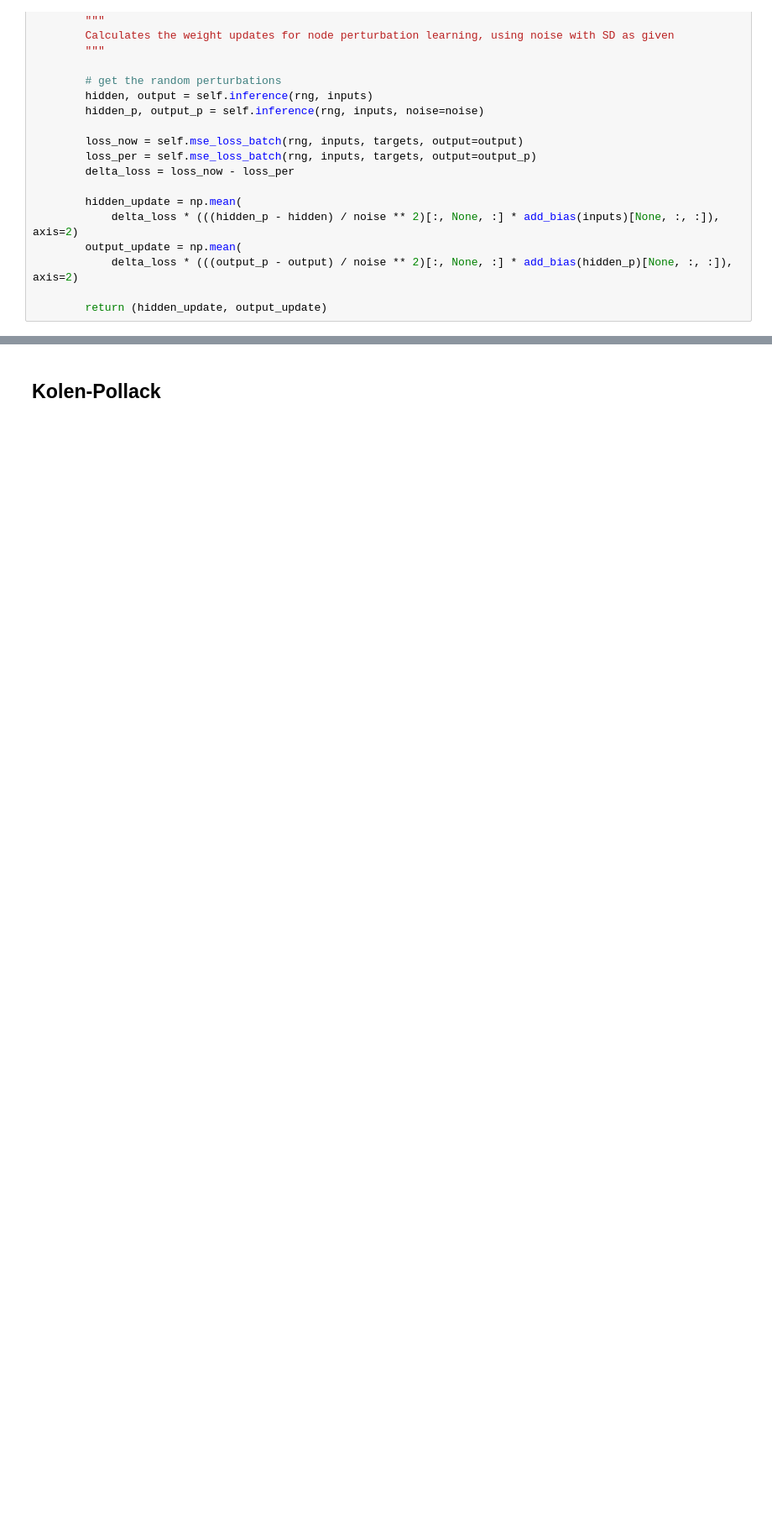
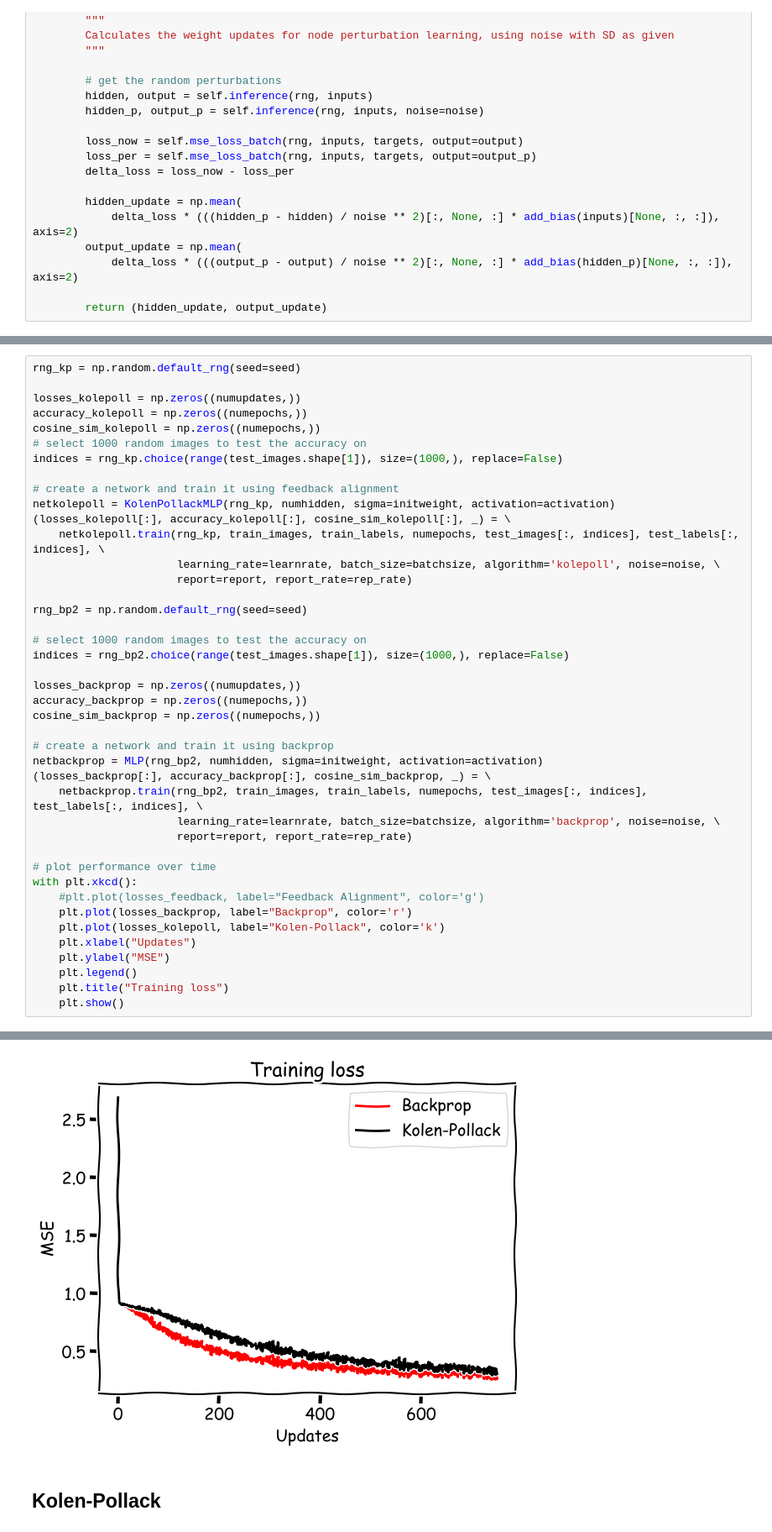
Before and after one commit to mwassermann/NMA-Microlearning-Project, a Jupyter notebook: Greens.ipynb, the cells around one changed output, grey strips where cells are left out. Shown: that part at 84% size. Drawn from its saved outputs; the diff is of its cells as text; blank space fills up the shorter version.

Commit message:
Kolen-Pollack finished

```diff
--- a/Greens.ipynb
+++ b/Greens.ipynb
@@ -1321,0 +1354,43 @@ findfont: Font family 'Comic Neue' not found.
+# %%
+rng_kp = np.random.default_rng(seed=seed)
+
+losses_kolepoll = np.zeros((numupdates,))
+accuracy_kolepoll = np.zeros((numepochs,))
+cosine_sim_kolepoll = np.zeros((numepochs,))
+# select 1000 random images to test the accuracy on
+indices = rng_kp.choice(range(test_images.shape[1]), size=(1000,), replace=False)
+
+# create a network and train it using feedback alignment
+netkolepoll = KolenPollackMLP(rng_kp, numhidden, sigma=initweight, activation=activation)
+(losses_kolepoll[:], accuracy_kolepoll[:], cosine_sim_kolepoll[:], _) = \
+    netkolepoll.train(rng_kp, train_images, train_labels, numepochs, test_images[:, indices], test_labels[:, indices], \
+                      learning_rate=learnrate, batch_size=batchsize, algorithm='kolepoll', noise=noise, \
+                      report=report, report_rate=rep_rate)
+
+rng_bp2 = np.random.default_rng(seed=seed)
+
+# select 1000 random images to test the accuracy on
+indices = rng_bp2.choice(range(test_images.shape[1]), size=(1000,), replace=False)
+
+losses_backprop = np.zeros((numupdates,))
+accuracy_backprop = np.zeros((numepochs,))
+cosine_sim_backprop = np.zeros((numepochs,))
+
+# create a network and train it using backprop
+netbackprop = MLP(rng_bp2, numhidden, sigma=initweight, activation=activation)
+(losses_backprop[:], accuracy_backprop[:], cosine_sim_backprop, _) = \
+    netbackprop.train(rng_bp2, train_images, train_labels, numepochs, test_images[:, indices], test_labels[:, indices], \
+                      learning_rate=learnrate, batch_size=batchsize, algorithm='backprop', noise=noise, \
+                      report=report, report_rate=rep_rate)
+
+# plot performance over time
+with plt.xkcd():
+    #plt.plot(losses_feedback, label="Feedback Alignment", color='g')
+    plt.plot(losses_backprop, label="Backprop", color='r')
+    plt.plot(losses_kolepoll, label="Kolen-Pollack", color='k')
+    plt.xlabel("Updates")
+    plt.ylabel("MSE")
+    plt.legend()
+    plt.title("Training loss")
+    plt.show()
+# %% [output]
@@ -1322,2 +1441,3 @@ findfont: Font family 'Comic Neue' not found.
+[figure, added]
 # %% [markdown]
 ## Kolen-Pollack
```
Also changed, not shown: parts of 6 cells of this notebook.
